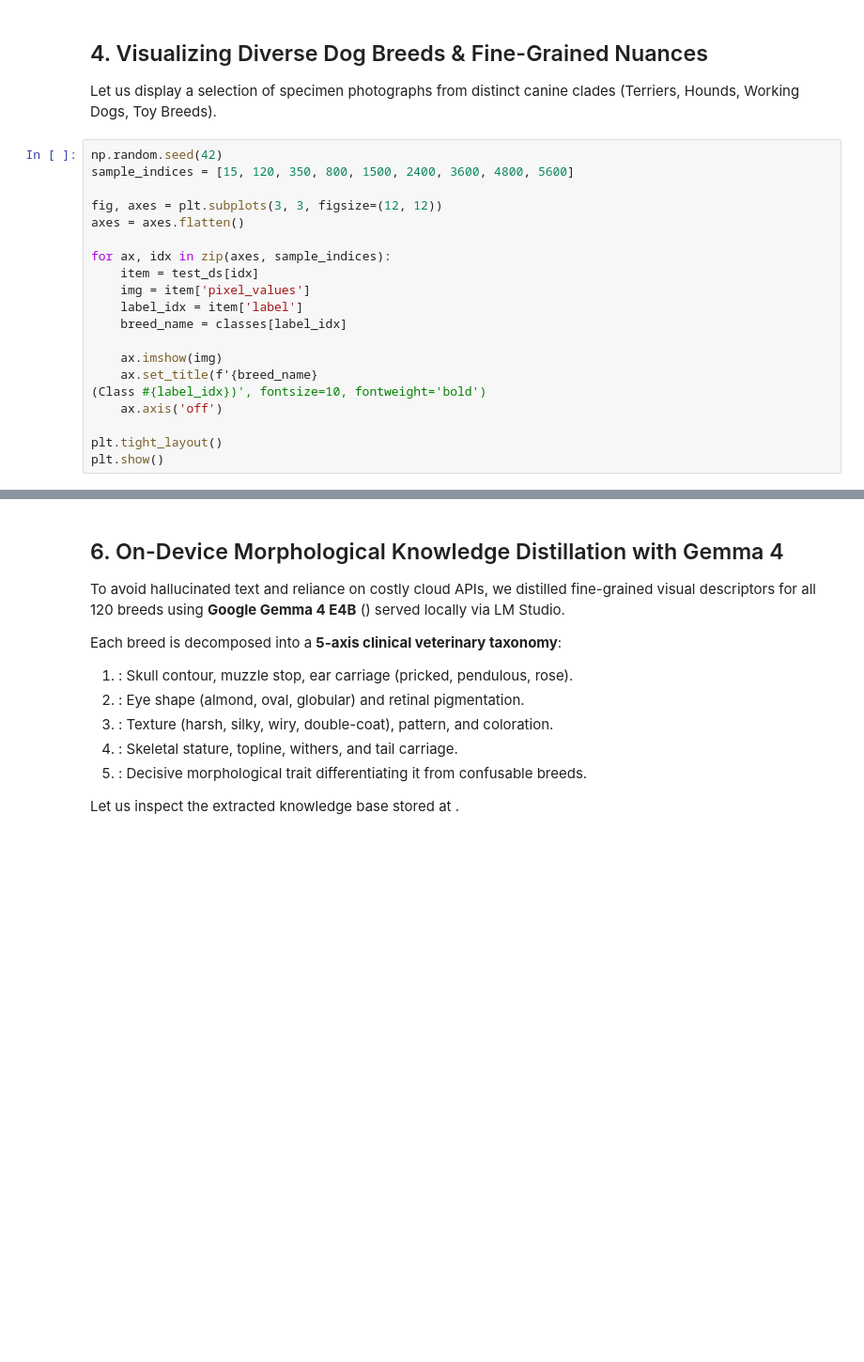
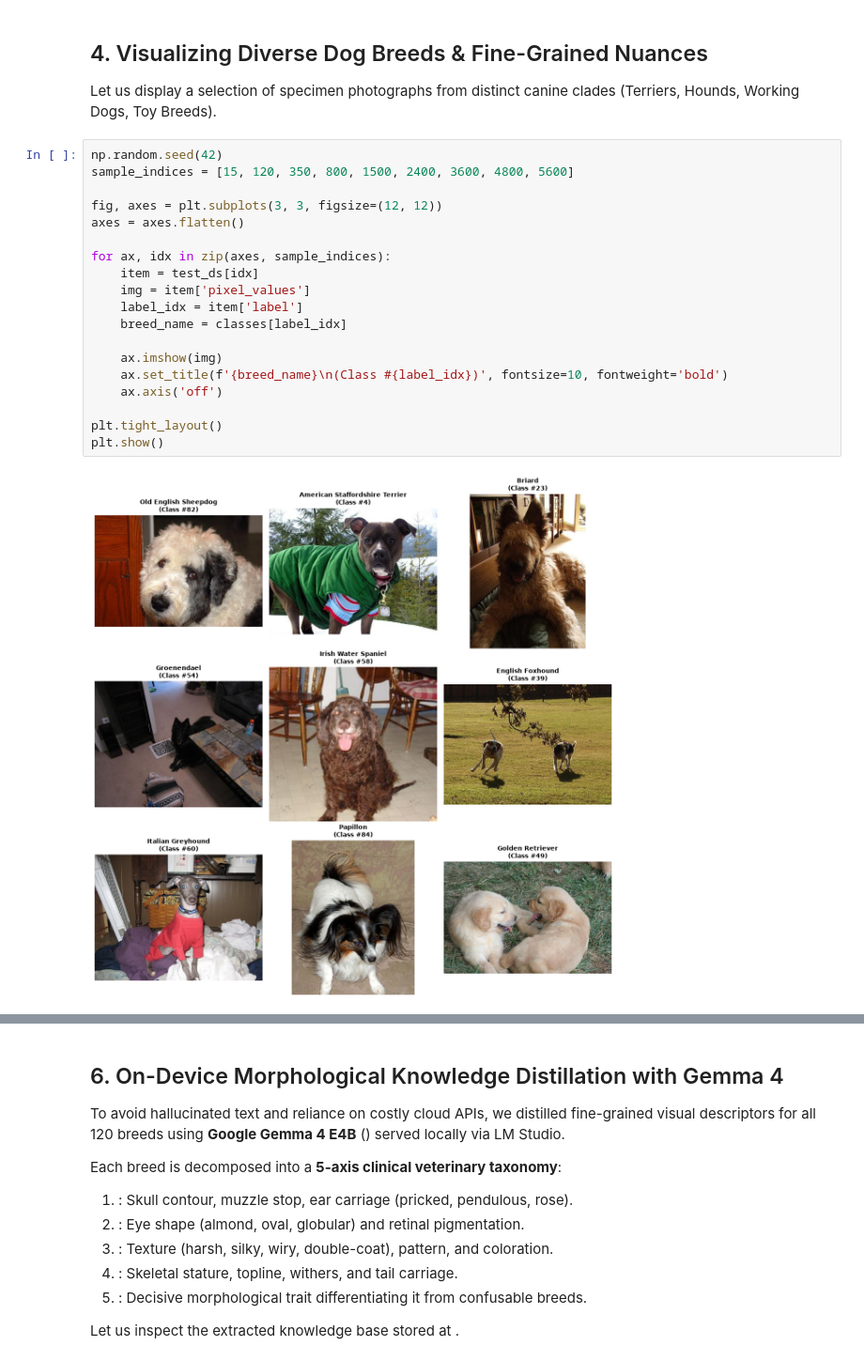
Before and after one commit to LuanNguyen23T/CLIP-Animal-Classifier, a Jupyter notebook: notebooks/data_preprocessing/stanford_dogs_dataset_preprocessing.ipynb, the cells around one changed output, grey strips where cells are left out. Shown at 94% size. Saved outputs shown, nothing was run; the diff lists cells and outputs as text; blank space fills up the shorter version.

```diff
--- a/notebooks/data_preprocessing/stanford_dogs_dataset_preprocessing.ipynb
+++ b/notebooks/data_preprocessing/stanford_dogs_dataset_preprocessing.ipynb
@@ -98,23 +122,24 @@ Let us display a selection of specimen photographs from distinct canine clades (
 # %%
 np.random.seed(42)
 sample_indices = [15, 120, 350, 800, 1500, 2400, 3600, 4800, 5600]
 
 fig, axes = plt.subplots(3, 3, figsize=(12, 12))
 axes = axes.flatten()
 
 for ax, idx in zip(axes, sample_indices):
     item = test_ds[idx]
     img = item['pixel_values']
     label_idx = item['label']
     breed_name = classes[label_idx]
 
     ax.imshow(img)
-    ax.set_title(f'{breed_name}
-(Class #{label_idx})', fontsize=10, fontweight='bold')
+    ax.set_title(f'{breed_name}\n(Class #{label_idx})', fontsize=10, fontweight='bold')
     ax.axis('off')
 
 plt.tight_layout()
 plt.show()
+# %% [output]
+[figure, added]
 # %% [markdown]
 ## 5. Aspect-Ratio Preserving & 5-View Multi-Scale TTA Pipeline
 
```
Also changed, not shown: parts of 7 cells of this notebook, 24 other files.
